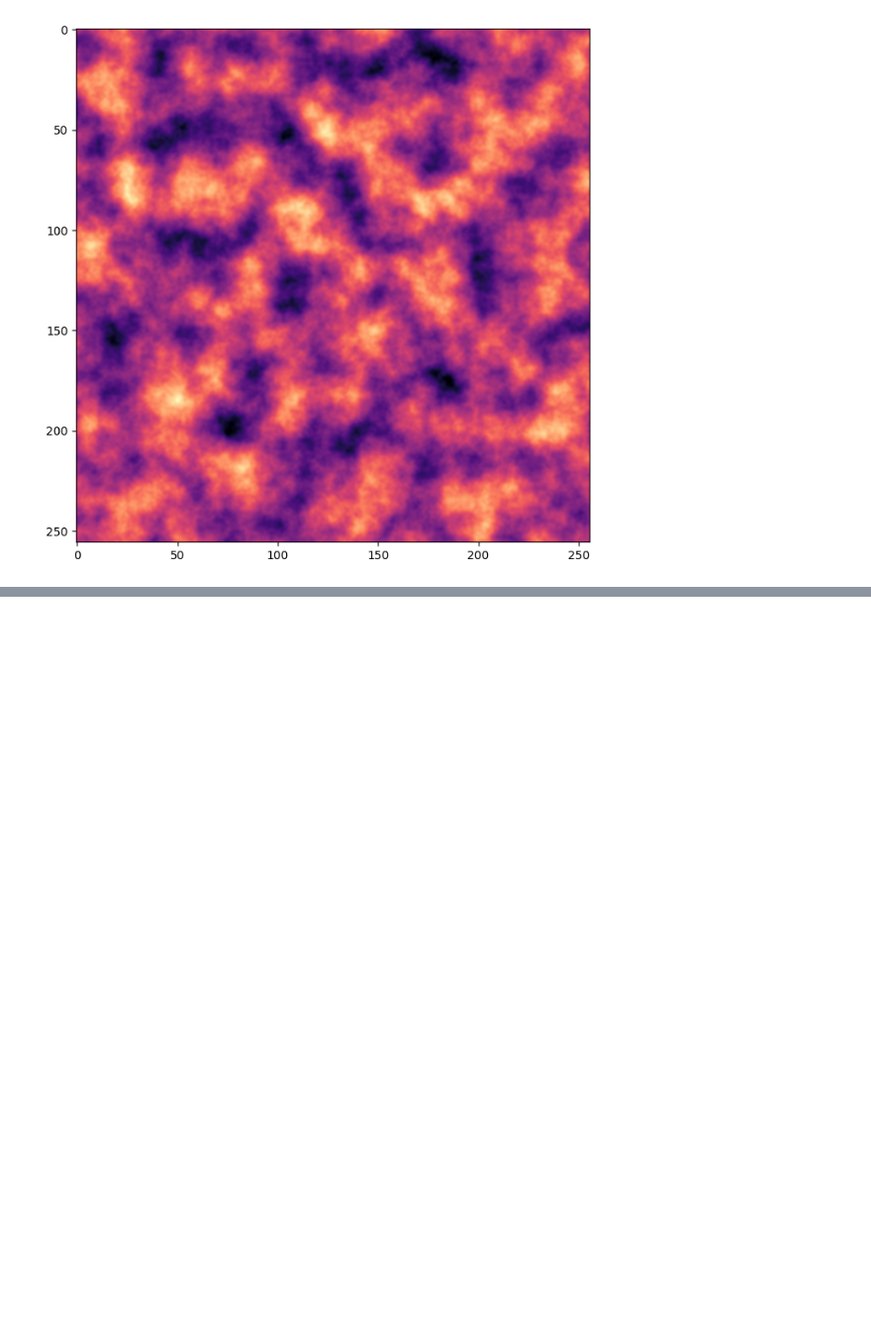
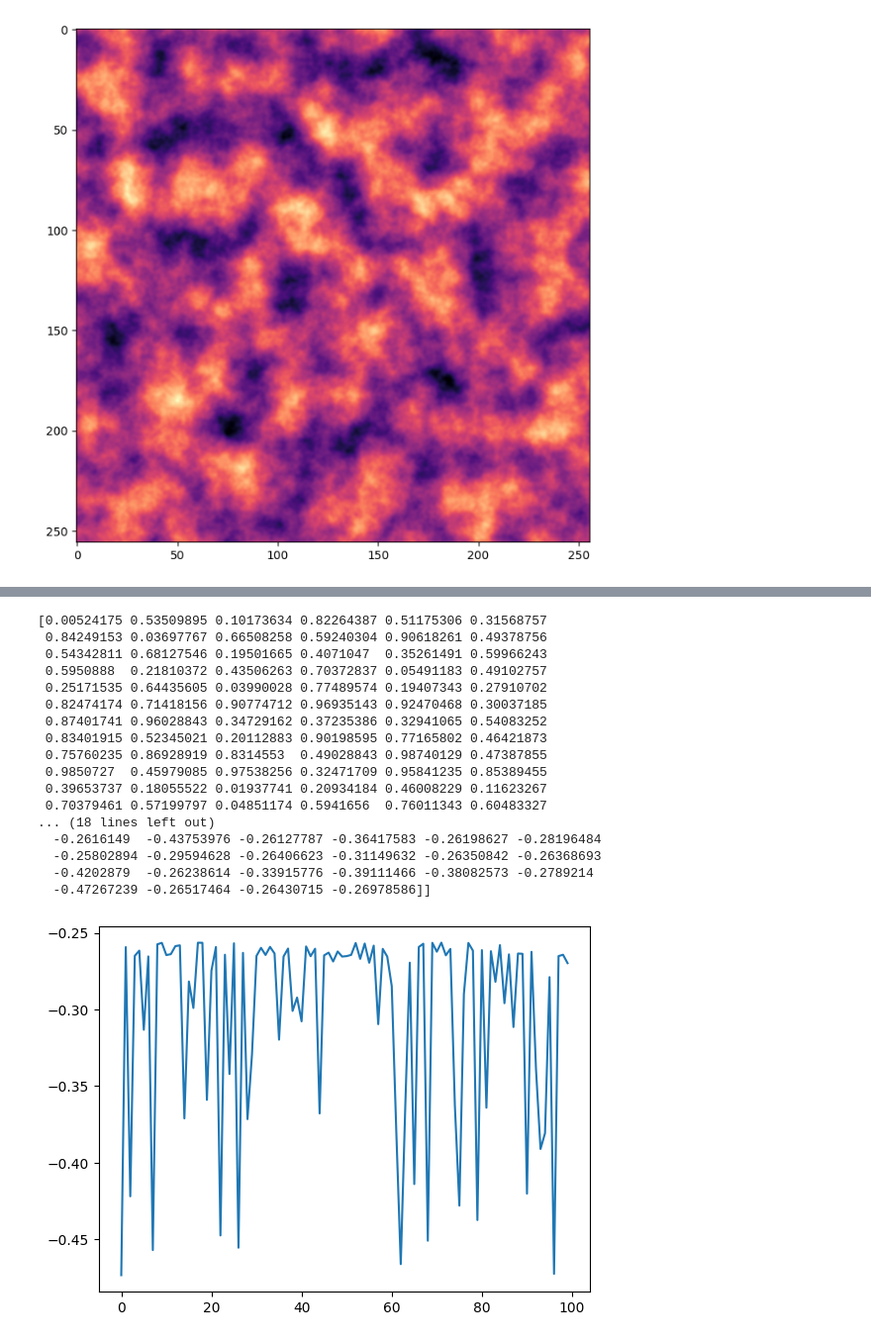
Before and after one commit to coralreefman/bca, a Jupyter notebook: notebooks/noise.ipynb, the cells around one changed output, grey strips where cells are left out. Shown at 99% size. Saved outputs shown, nothing was run; the diff lists cells and outputs as text; code cells hidden in the pictures; blank space fills up the shorter version.

```diff
--- a/notebooks/noise.ipynb
+++ b/notebooks/noise.ipynb
@@ -32,0 +60,13 @@ Audio(waveform, rate=sample_rate)
+# %%
+samples = np.linspace(1, 10, num=100) # another way to create an array from 0 to 10 in 0.1 increments
+
+amplitude = np.sin(samples)
+
+# create a random number generator
+rng = np.random.default_rng()
+
+noisy_amplitude = amplitude + rng.normal(scale=0.1, size=amplitude.shape) # Draw random samples from a normal (Gaussian) distribution.
+
+# Plot a sine wave using samples and amplitude obtained for the sine wave
+plt.plot(samples, noisy_amplitude)
+plt.show()
@@ -137,0 +220,34 @@ HTML(anim.to_html5_video())
+# %%
+import opensimplex
+
+ix, iy = rng.random(100), rng.random(1)
+
+# print(ix)
+
+random_arrays = opensimplex.noise2array(ix, iy)
+
+# print(random_arrays)
+
+samples = np.arange(100)
+
+plt.plot(samples , random_arrays[0])
+plt.show()
+# %% [output]
+[0.00524175 0.53509895 0.10173634 0.82264387 0.51175306 0.31568757
+ 0.84249153 0.03697767 0.66508258 0.59240304 0.90618261 0.49378756
+ 0.54342811 0.68127546 0.19501665 0.4071047  0.35261491 0.59966243
+ 0.5950888  0.21810372 0.43506263 0.70372837 0.05491183 0.49102757
+ 0.25171535 0.64435605 0.03990028 0.77489574 0.19407343 0.27910702
+ 0.82474174 0.71418156 0.90774712 0.96935143 0.92470468 0.30037185
+ 0.87401741 0.96028843 0.34729162 0.37235386 0.32941065 0.54083252
+ 0.83401915 0.52345021 0.20112883 0.90198595 0.77165802 0.46421873
+ 0.75760235 0.86928919 0.8314553  0.49028843 0.98740129 0.47387855
+ 0.9850727  0.45979085 0.97538256 0.32471709 0.95841235 0.85389455
+ 0.39653737 0.18055522 0.01937741 0.20934184 0.46008229 0.11623267
+ 0.70379461 0.57199797 0.04851174 0.5941656  0.76011343 0.60483327
+... (18 lines left out)
+  -0.2616149  -0.43753976 -0.26127787 -0.36417583 -0.26198627 -0.28196484
+  -0.25802894 -0.29594628 -0.26406623 -0.31149632 -0.26350842 -0.26368693
+  -0.4202879  -0.26238614 -0.33915776 -0.39111466 -0.38082573 -0.2789214
+  -0.47267239 -0.26517464 -0.26430715 -0.26978586]]
+[figure, added]
```
Also changed, not shown: parts of 20 cells of this notebook, 5 other files.
